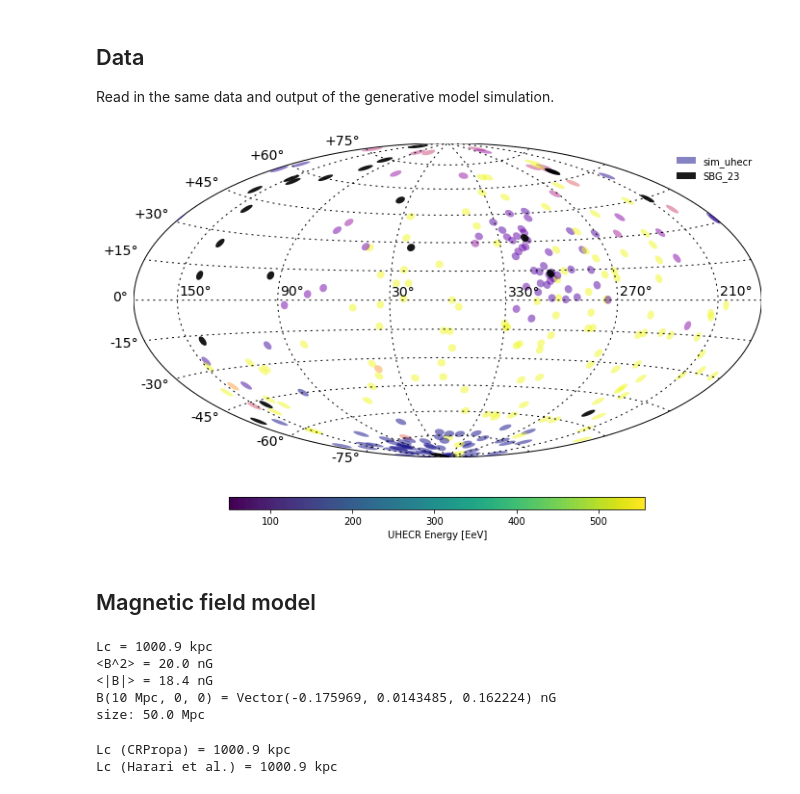
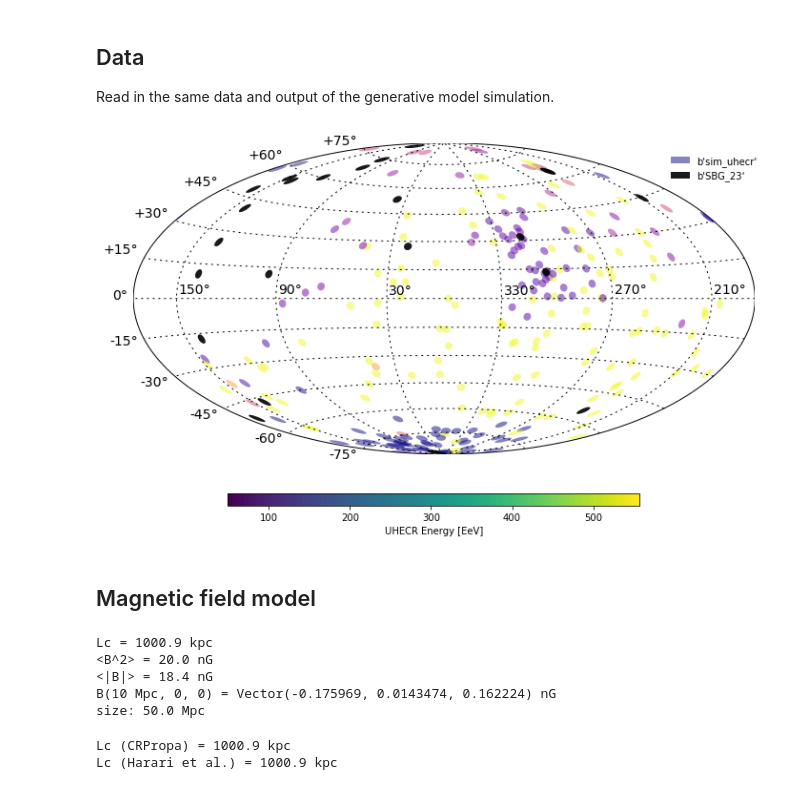
Before and after one commit to cescalara/uhecr_model, a Jupyter notebook: 3_fits_to_simulations/crpropa/crpropa_simulation.ipynb, the cells around one changed output. Saved outputs shown, nothing was run; the diff lists cells and outputs as text; code cells hidden in the pictures.

```diff
--- a/3_fits_to_simulations/crpropa/crpropa_simulation.ipynb
+++ b/3_fits_to_simulations/crpropa/crpropa_simulation.ipynb
@@ -38,21 +38,21 @@ Read in the same data and output of the generative model simulation.
 # %%
 # Read in relevant data
 sim_output_file = '../arrival_vs_joint/output/joint_model_simulation.h5'
 
 data = Data()
 data.from_file(sim_output_file)
 data.show()
 
 # Other useful info
 with h5py.File(sim_output_file, 'r') as f:
-    source_labels = f['uhecr/source_labels'].value
-    Eth = f['model/Eth'].value
-    Eth_sim = f['model/Eth_sim'].value
-    alpha = f['model/alpha'].value
-    B = f['model/B'].value
-    f_E = f['detector/f_E'].value
+    source_labels = f['uhecr/source_labels'][()]
+    Eth = f['model/Eth'][()]
+    Eth_sim = f['model/Eth_sim'][()]
+    alpha = f['model/alpha'][()]
+    B = f['model/B'][()]
+    f_E = f['detector/f_E'][()]
 # %% [output]
-[figure, old version]
+[figure, new version]
 # %%
 # Get source vectors for CRPropa
 source_vectors = []
@@ -97,7 +97,7 @@ print('size:', n * spacing / 1e3, 'Mpc')
 Lc = 1000.9 kpc
 <B^2> = 20.0 nG
 <|B|> = 18.4 nG
-B(10 Mpc, 0, 0) = Vector(-0.175969, 0.0143485, 0.162224) nG
+B(10 Mpc, 0, 0) = Vector(-0.175969, 0.0143474, 0.162224) nG
 size: 50.0 Mpc
 # %%
 # check Lc with Harari et al. (2002) calculation
```
Also changed, not shown: parts of 1 cell of this notebook, 8 other files.
